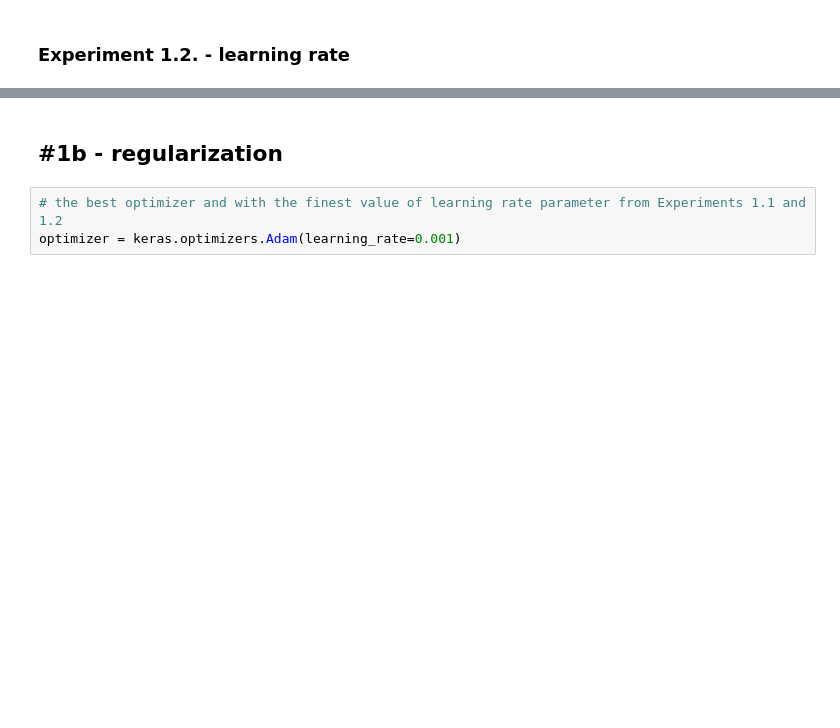
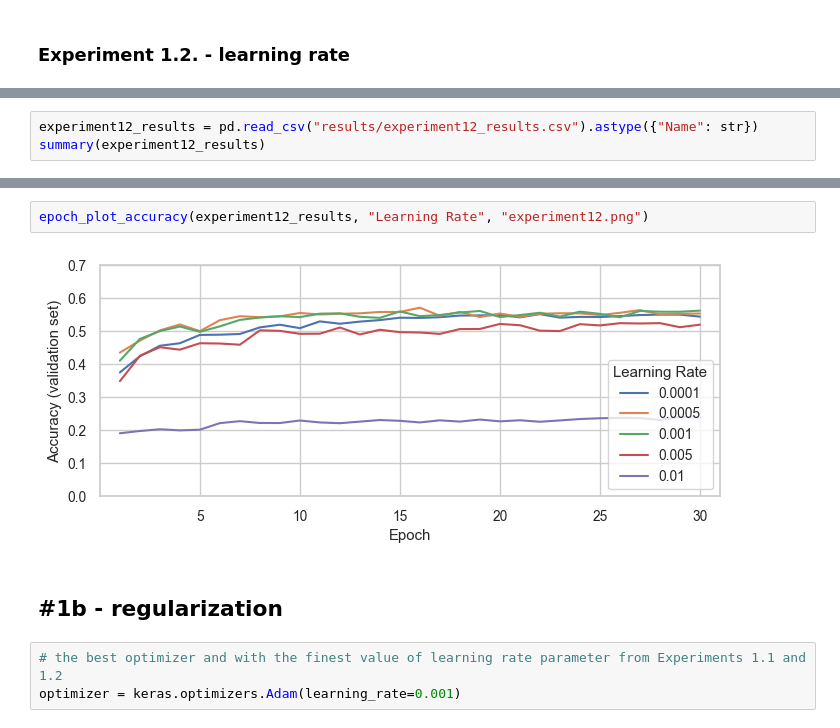
Before and after one commit to zakrzewow/DeepLearning2024, a Jupyter notebook: project1/experiments.ipynb, the cells around one changed output, grey strips where cells are left out. Drawn from its saved outputs; the diff is of its cells as text; blank space fills up the shorter version.

```diff
--- a/project1/experiments.ipynb
+++ b/project1/experiments.ipynb
@@ -165,3 +226,6 @@ for learning_rate in [0.0001, 0.0005, 0.001, 0.005, 0.01]:
 
 experiment12_results = pd.concat(experiment12_results)
 experiment12_results.to_csv("results/experiment12_results.csv", index=False)
+# %%
+experiment12_results = pd.read_csv("results/experiment12_results.csv").astype({"Name": str})
+summary(experiment12_results)
@@ -168,3 +240,7 @@ experiment12_results.to_csv("results/experiment12_results.csv", index=False)
+# %%
+epoch_plot_accuracy(experiment12_results, "Learning Rate", "experiment12.png")
+# %% [output]
+[figure, added]
 # %% [markdown]
 ## #1b - regularization
 # %%
```
Also changed, not shown: parts of 33 cells of this notebook, 18 other files.
